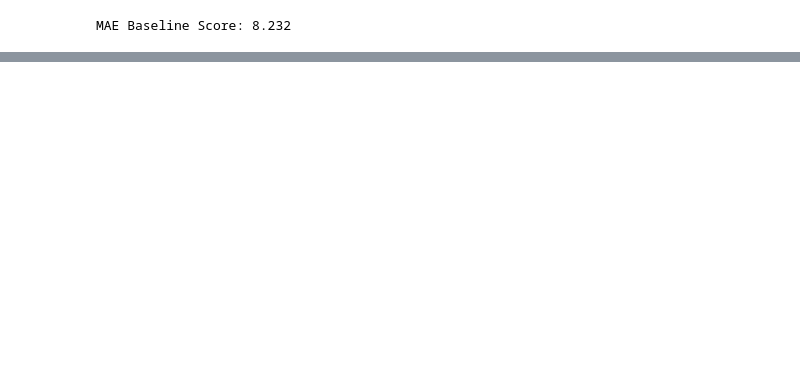
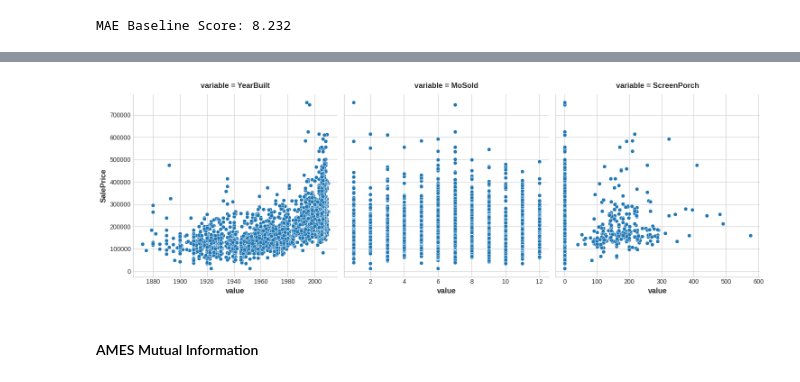
Before and after one commit to oktavianuu/machine-learning-notes, a Jupyter notebook: feature-engineering/example1.ipynb, the cells around one changed output, grey strips where cells are left out. Saved outputs shown, nothing was run; the diff lists cells and outputs as text; code cells hidden in the pictures; blank space fills up the shorter version.

```diff
--- a/feature-engineering/example1.ipynb
+++ b/feature-engineering/example1.ipynb
@@ -55,0 +216,11 @@ TypeError: unsupported format string passed to numpy.ndarray.__format__
+# %%
+plt.style.use("seaborn-v0_8-whitegrid")
+plt.rc("figure", autolayout=True)
+plt.rc(
+    "axes",
+    labelweight="bold",
+    labelsize="large",
+    titleweight="bold",
+    titlesize=14,
+    titlepad=10,
+)
@@ -55,0 +229,3 @@ TypeError: unsupported format string passed to numpy.ndarray.__format__
+# %%
+ames = pd.read_csv("data/ames.csv")
+ames.head()
@@ -55,0 +260,9 @@ TypeError: unsupported format string passed to numpy.ndarray.__format__
+# %%
+features = ["YearBuilt", "MoSold", "ScreenPorch"]
+sns.relplot(
+    x="value", y="SalePrice", col="variable", data=ames.melt(id_vars="SalePrice", value_vars=features), facet_kws=dict(sharex=False)
+);
+# %% [output]
+[figure, added]
+# %% [markdown]
+#### AMES Mutual Information
```
Also changed, not shown: parts of 38 cells of this notebook, 4 other files.
